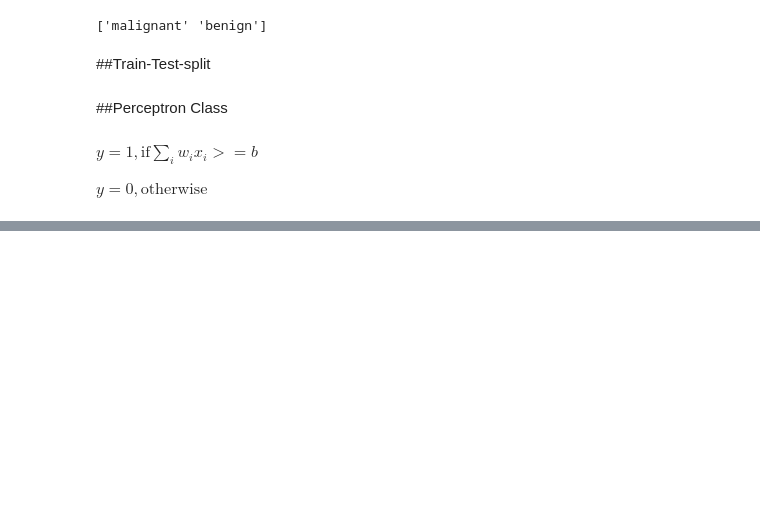
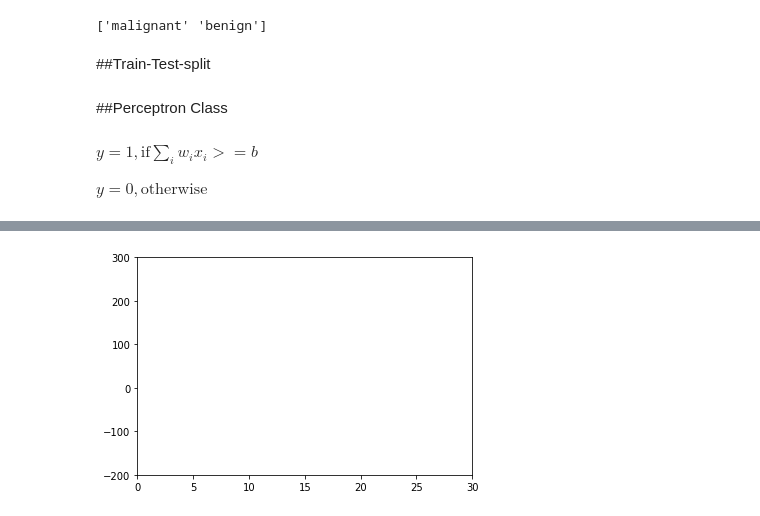
Before and after one commit to binodmathews93/GUVI-DeepLearning, a Jupyter notebook: Perceptron.ipynb, the cells around one changed output, grey strips where cells are left out. Drawn from its saved outputs; the diff is of its cells as text; code cells hidden in the pictures; blank space fills up the shorter version.

```diff
--- a/Perceptron.ipynb
+++ b/Perceptron.ipynb
@@ -92,0 +154,9 @@ class Perceptron:
+# %%
+fig, ax = plt.subplots()
+
+ax.set_xlim(( 0, wt_matrix.shape[1]))
+ax.set_ylim((-200, 300))
+
+line, = ax.plot([], [], lw=2)
+# %% [output]
+[figure, added]
```
Also changed, not shown: parts of 11 cells of this notebook.
